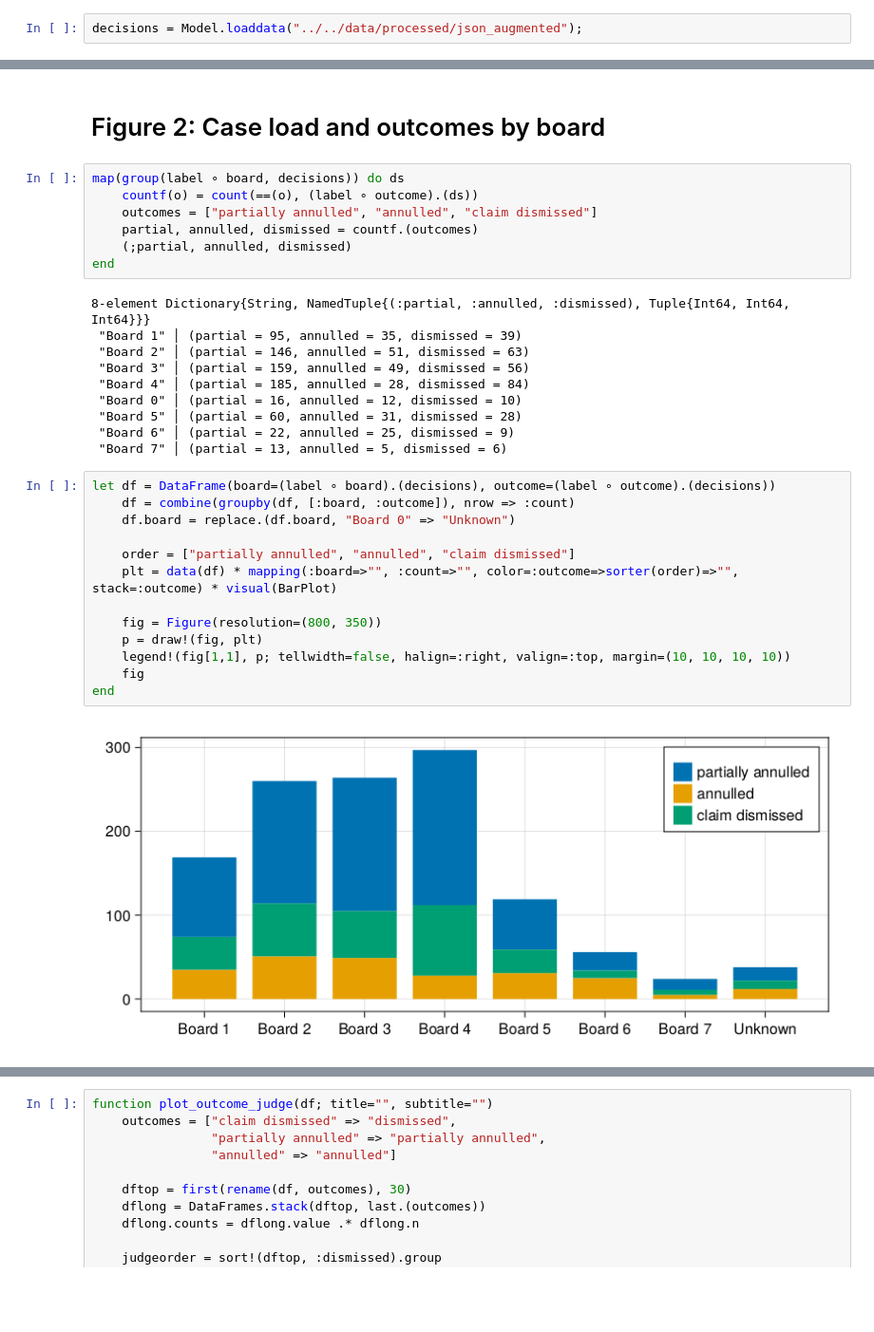
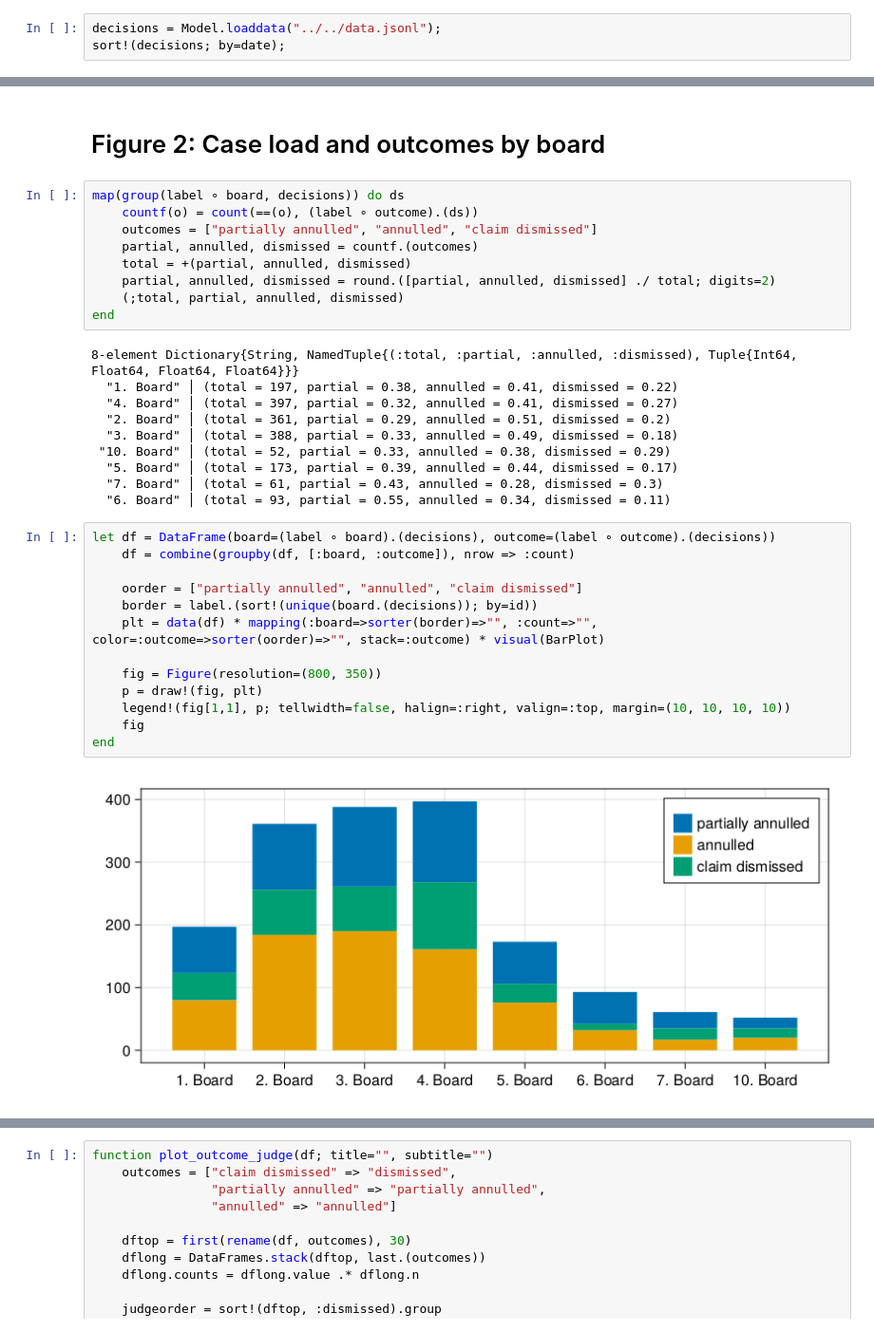
Before and after one commit to jfb-h/unified-judicial-decisions-analysis, a Jupyter notebook: scripts/final-results/descriptive-results.ipynb, the cells around one changed output, grey strips where cells are left out. Shown at 95% size. Cells and saved outputs as stored; diff of their text form; blank space fills up the shorter version.

```diff
--- a/scripts/final-results/descriptive-results.ipynb
+++ b/scripts/final-results/descriptive-results.ipynb
@@ -5,7 +5,8 @@ using DataFramesMeta, Dates
 using CairoMakie, AlgebraOfGraphics
 using StatsBase
 # %%
-decisions = Model.loaddata("../../data/processed/json_augmented");
+decisions = Model.loaddata("../../data.jsonl");
+sort!(decisions; by=date);
 # %%
 Model.label(s::String) = s
 
@@ -116,30 +98,32 @@ map(group(label ∘ board, decisions)) do ds
     countf(o) = count(==(o), (label ∘ outcome).(ds))
     outcomes = ["partially annulled", "annulled", "claim dismissed"]
     partial, annulled, dismissed = countf.(outcomes)
-    (;partial, annulled, dismissed)
+    total = +(partial, annulled, dismissed)
+    partial, annulled, dismissed = round.([partial, annulled, dismissed] ./ total; digits=2)
+    (;total, partial, annulled, dismissed)
 end
 # %% [output]
-8-element Dictionary{String, NamedTuple{(:partial, :annulled, :dismissed), Tuple{Int64, Int64, Int64}}}
- "Board 1" │ (partial = 95, annulled = 35, dismissed = 39)
- "Board 2" │ (partial = 146, annulled = 51, dismissed = 63)
- "Board 3" │ (partial = 159, annulled = 49, dismissed = 56)
- "Board 4" │ (partial = 185, annulled = 28, dismissed = 84)
- "Board 0" │ (partial = 16, annulled = 12, dismissed = 10)
- "Board 5" │ (partial = 60, annulled = 31, dismissed = 28)
- "Board 6" │ (partial = 22, annulled = 25, dismissed = 9)
- "Board 7" │ (partial = 13, annulled = 5, dismissed = 6)
+8-element Dictionary{String, NamedTuple{(:total, :partial, :annulled, :dismissed), Tuple{Int64, Float64, Float64, Float64}}}
+  "1. Board" │ (total = 197, partial = 0.38, annulled = 0.41, dismissed = 0.22)
+  "4. Board" │ (total = 397, partial = 0.32, annulled = 0.41, dismissed = 0.27)
+  "2. Board" │ (total = 361, partial = 0.29, annulled = 0.51, dismissed = 0.2)
+  "3. Board" │ (total = 388, partial = 0.33, annulled = 0.49, dismissed = 0.18)
+ "10. Board" │ (total = 52, partial = 0.33, annulled = 0.38, dismissed = 0.29)
+  "5. Board" │ (total = 173, partial = 0.39, annulled = 0.44, dismissed = 0.17)
+  "7. Board" │ (total = 61, partial = 0.43, annulled = 0.28, dismissed = 0.3)
+  "6. Board" │ (total = 93, partial = 0.55, annulled = 0.34, dismissed = 0.11)
 # %%
 let df = DataFrame(board=(label ∘ board).(decisions), outcome=(label ∘ outcome).(decisions))
     df = combine(groupby(df, [:board, :outcome]), nrow => :count)
-    df.board = replace.(df.board, "Board 0" => "Unknown")
 
-    order = ["partially annulled", "annulled", "claim dismissed"]
-    plt = data(df) * mapping(:board=>"", :count=>"", color=:outcome=>sorter(order)=>"", stack=:outcome) * visual(BarPlot)
+    oorder = ["partially annulled", "annulled", "claim dismissed"]
+    border = label.(sort!(unique(board.(decisions)); by=id))
+    plt = data(df) * mapping(:board=>sorter(border)=>"", :count=>"", color=:outcome=>sorter(oorder)=>"", stack=:outcome) * visual(BarPlot)
 
     fig = Figure(resolution=(800, 350))
     p = draw!(fig, plt)
     legend!(fig[1,1], p; tellwidth=false, halign=:right, valign=:top, margin=(10, 10, 10, 10))
     fig
 end
 # %% [output]
-[figure, old version]
+[figure, new version]
```
Also changed, not shown: parts of 13 cells of this notebook, 3 other files.
